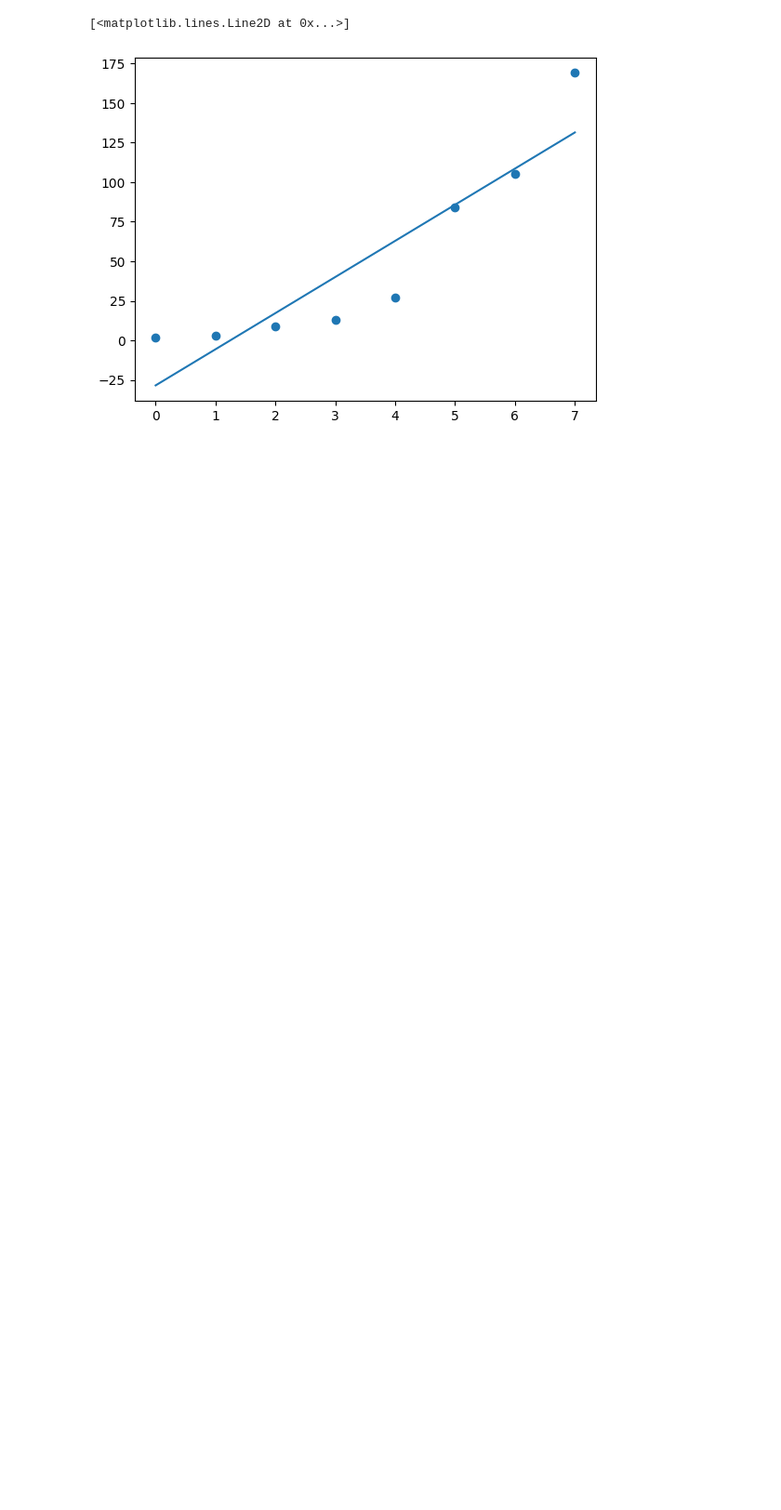
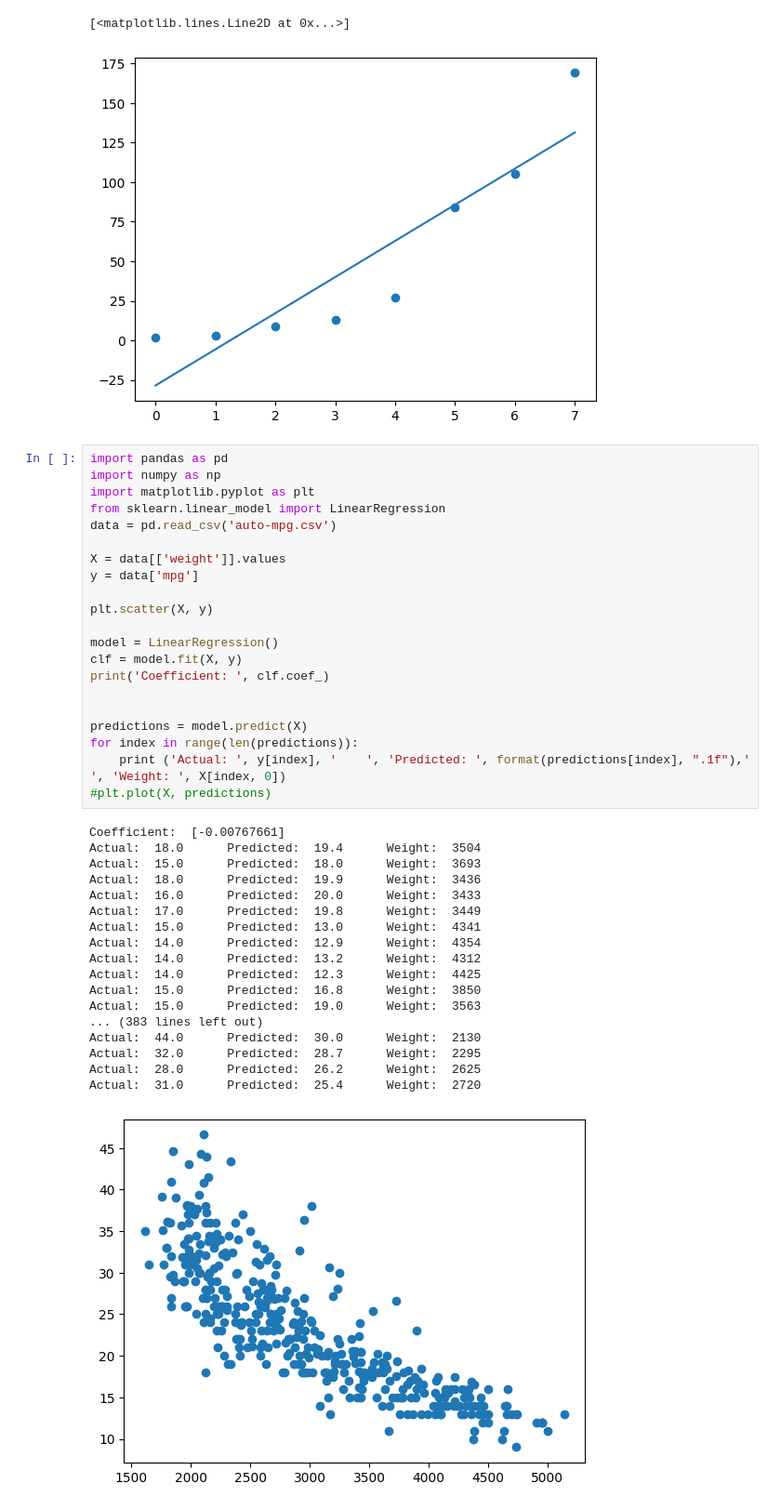
Before and after one commit to UUCompSci/mw-data-respository, a Jupyter notebook: predict.ipynb, the cells around one changed output. Shown at 93% size. Saved outputs shown, nothing was run; the diff lists cells and outputs as text; blank space fills up the shorter version.

Commit message:
predict running

```diff
--- a/predict.ipynb
+++ b/predict.ipynb
@@ -36,3 +36,43 @@ plt.plot(X, predictions)
 # %% [output]
 [<matplotlib.lines.Line2D at 0x...>]
 [figure]
+# %%
+import pandas as pd
+import numpy as np
+import matplotlib.pyplot as plt
+from sklearn.linear_model import LinearRegression
+data = pd.read_csv('auto-mpg.csv')
+
+X = data[['weight']].values
+y = data['mpg']
+
+plt.scatter(X, y)
+
+model = LinearRegression()
+clf = model.fit(X, y)
+print('Coefficient: ', clf.coef_)
+
+
+predictions = model.predict(X)
+for index in range(len(predictions)):
+    print ('Actual: ', y[index], '    ', 'Predicted: ', format(predictions[index], ".1f"),'    ', 'Weight: ', X[index, 0])
+#plt.plot(X, predictions)
+# %% [output]
+Coefficient:  [-0.00767661]
+Actual:  18.0      Predicted:  19.4      Weight:  3504
+Actual:  15.0      Predicted:  18.0      Weight:  3693
+Actual:  18.0      Predicted:  19.9      Weight:  3436
+Actual:  16.0      Predicted:  20.0      Weight:  3433
+Actual:  17.0      Predicted:  19.8      Weight:  3449
+Actual:  15.0      Predicted:  13.0      Weight:  4341
+Actual:  14.0      Predicted:  12.9      Weight:  4354
+Actual:  14.0      Predicted:  13.2      Weight:  4312
+Actual:  14.0      Predicted:  12.3      Weight:  4425
+Actual:  15.0      Predicted:  16.8      Weight:  3850
+Actual:  15.0      Predicted:  19.0      Weight:  3563
+... (383 lines left out)
+Actual:  44.0      Predicted:  30.0      Weight:  2130
+Actual:  32.0      Predicted:  28.7      Weight:  2295
+Actual:  28.0      Predicted:  26.2      Weight:  2625
+Actual:  31.0      Predicted:  25.4      Weight:  2720
+[figure, added]
```
